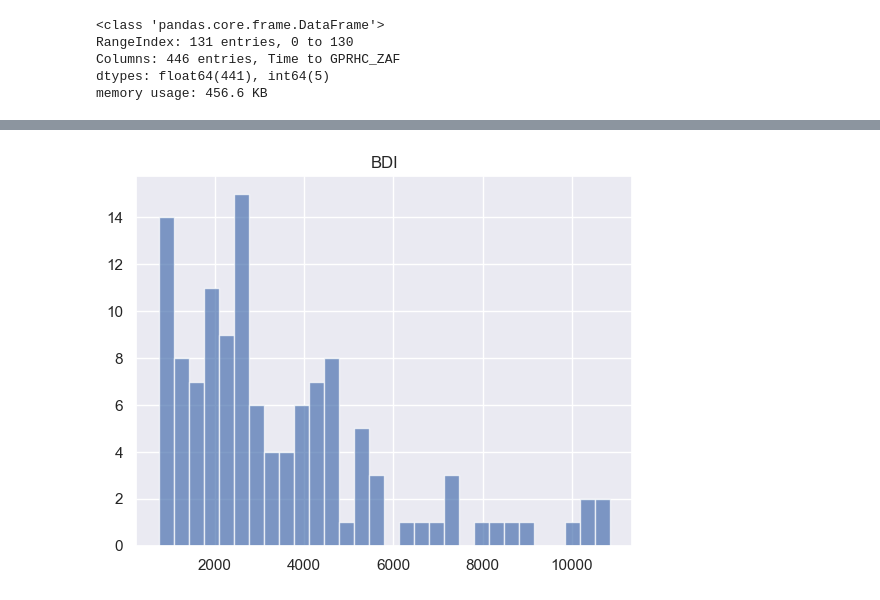
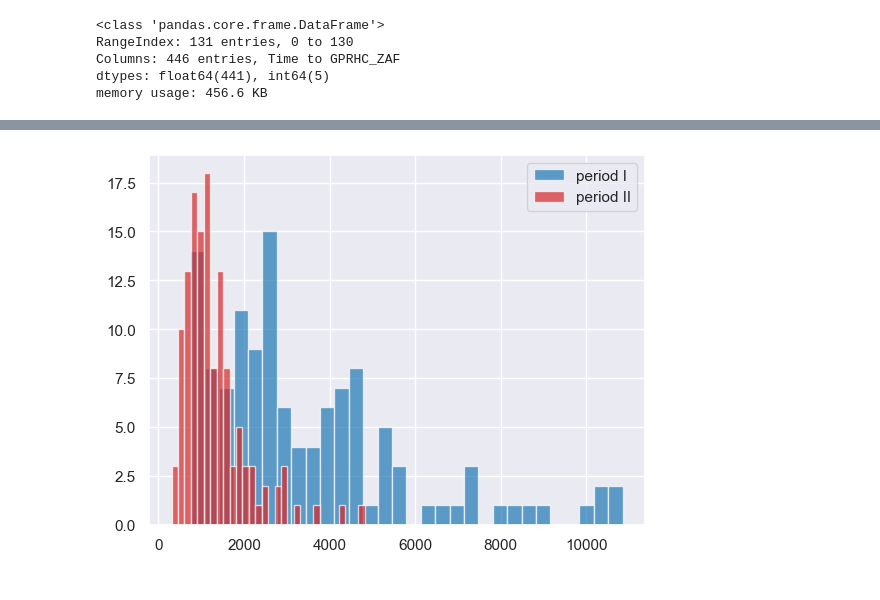
Before and after one commit to BrownianNotion/BDI-Prophet, a Jupyter notebook: eda.ipynb, the cells around one changed output, grey strips where cells are left out. Drawn from its saved outputs; the diff is of its cells as text; code cells hidden in the pictures.

```diff
--- a/eda.ipynb
+++ b/eda.ipynb
@@ -120,0 +127,18 @@ bdi2 = bdi2.set_index("Time").sort_index()
+# %%
+period1_idx = pd.date_range(
+    start="2001-11",
+    end="2012-02",
+    freq="ME"
+)
+
+period2_idx = pd.date_range(
+    start="2012-02",
+    end="2023-01",
+    freq="ME"
+)
+
+bdi1.index = period1_idx
+bdi2.index = period2_idx
+
+idx1.index = period1_idx
+idx2.index = period2_idx
@@ -120,0 +313,6 @@ bdi2 = bdi2.set_index("Time").sort_index()
+# %%
+bdi1["Period"] = 1
+bdi2["Period"] = 2
+
+idx1["Period"] = 1
+idx2["Period"] = 2
@@ -129,4 +367,7 @@ bdi2.plot(marker='o', alpha=0.7, figsize=(8, 6), title="period II");
 # %%
-bdi1.hist(bins=30, alpha=0.7);
+fig, ax = plt.subplots();
+bdi1["BDI"].hist(bins=30, alpha=0.7, color="tab:blue", ax=ax, label="period I");
+bdi2["BDI"].hist(bins=30, alpha=0.7, color="tab:red", ax=ax, label="period II");
+ax.legend();
 # %% [output]
-[figure, old version]
+[figure, new version]
```
Also changed, not shown: parts of 29 cells of this notebook, 4 other files.
